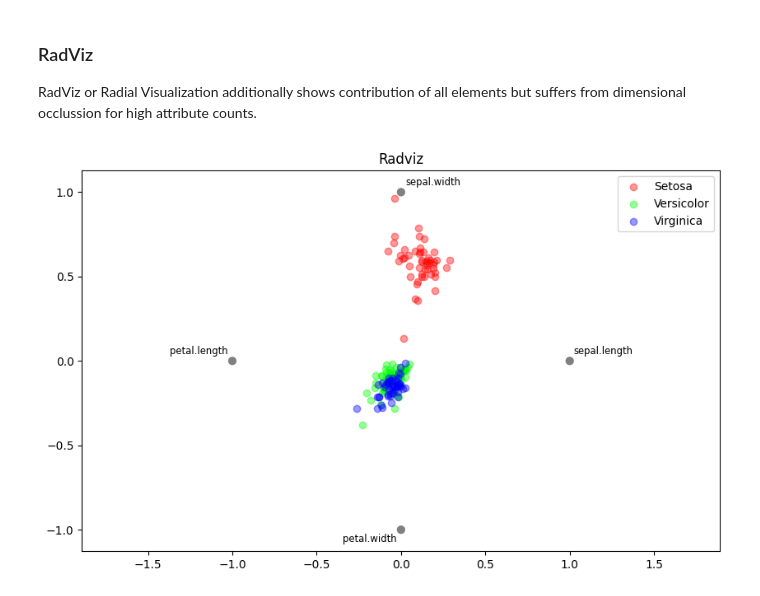
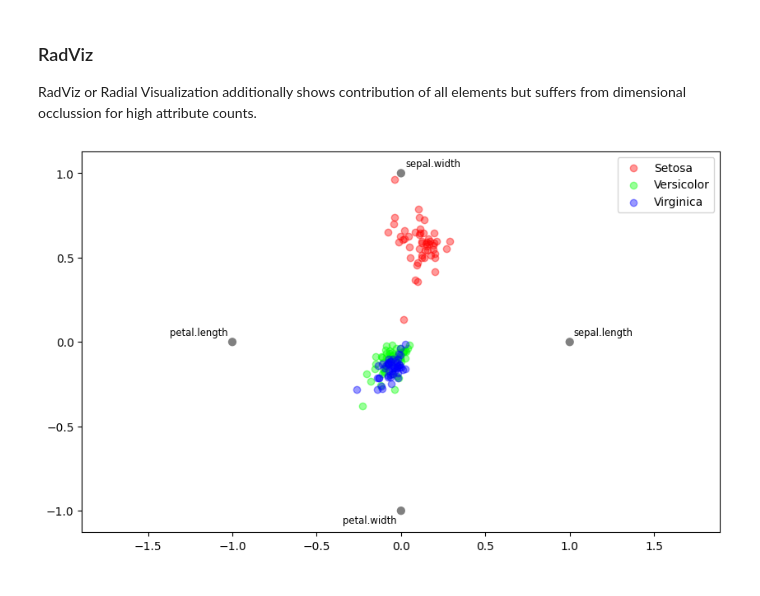
Before and after one commit to AvaAvarai/DataAnalysisNotebook, a Jupyter notebook: notebook.ipynb, the cells around one changed output. Saved outputs shown, nothing was run; the diff lists cells and outputs as text; code cells hidden in the pictures.

```diff
--- a/notebook.ipynb
+++ b/notebook.ipynb
@@ -137,14 +157,11 @@ RadViz or Radial Visualization additionally shows contribution of all elements b
 # %%
 # set size
 plt.figure(figsize=fsize)
 
 # Create a Radviz plot of the DataFrame
 pd.plotting.radviz(df_normalized, 'class', color=cmap, alpha=a)
 
-# Set the title of the plot
-plt.title('Radviz')
-
 # Display the plot
 plt.show()
 # %% [output]
-[figure, old version]
+[figure, new version]
```
Also changed, not shown: parts of 9 cells of this notebook.
